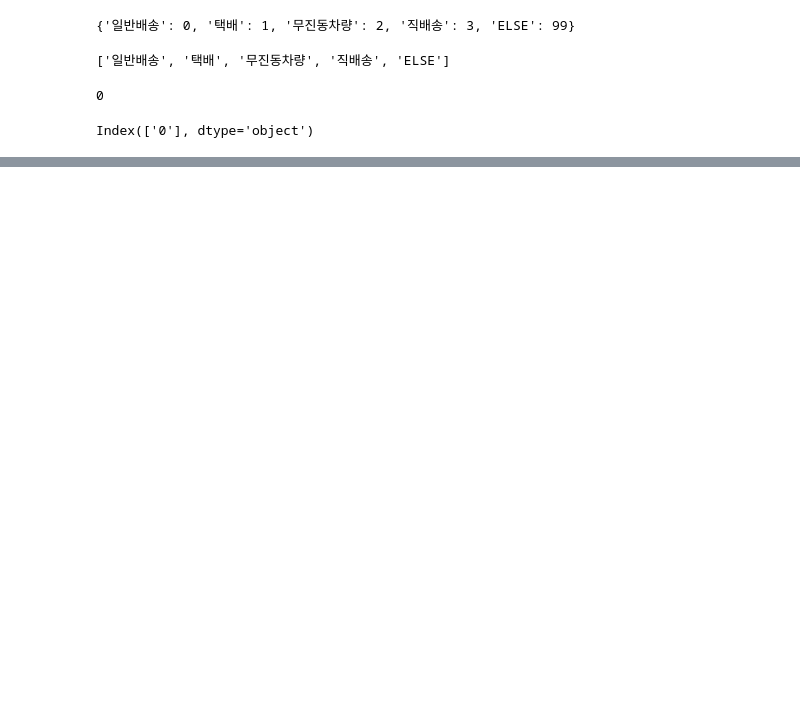
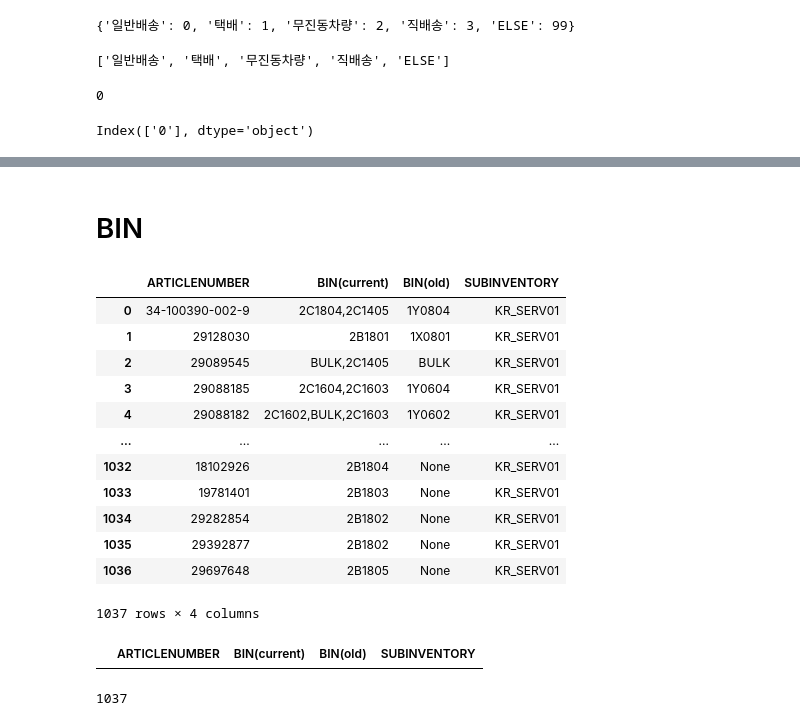
Before and after one commit to Themath93/warehouse-management-system, a Jupyter notebook: jp/oracle_db 참조.ipynb, the cells around one changed output, grey strips where cells are left out. Cells and saved outputs as stored; diff of their text form; code cells hidden in the pictures; blank space fills up the shorter version.

```diff
--- a/jp/oracle_db 참조.ipynb
+++ b/jp/oracle_db 참조.ipynb
@@ -73,0 +101,37 @@ Index(['0'], dtype='object')
+# %% [markdown]
+# BIN
+# %%
+ws_bin = wb_cy.sheets['Cytiva Inventory BIN']
+# %%
+last_row = ws_bin.range("A1000000").end('up').row
+last_col = ws_bin.range("AAA1").end('left').column
+# %%
+datas_bin = ws_bin.range((2,1),(last_row,last_col)).options(numbers=int).value
+col_names = ws_bin.range((1,1),(1,last_col)).options(numbers=int).value
+df_bin = pd.DataFrame(datas_bin,columns=col_names)
+df_bin
+# %% [output]
+|  | ARTICLENUMBER | BIN(current) | BIN(old) | SUBINVENTORY |
+| 0 | 34-100390-002-9 | 2C1804,2C1405 | 1Y0804 | KR_SERV01 |
+| 1 | 29128030 | 2B1801 | 1X0801 | KR_SERV01 |
+| 2 | 29089545 | BULK,2C1405 | BULK | KR_SERV01 |
+| 3 | 29088185 | 2C1604,2C1603 | 1Y0604 | KR_SERV01 |
+| 4 | 29088182 | 2C1602,BULK,2C1603 | 1Y0602 | KR_SERV01 |
+| ... | ... | ... | ... | ... |
+| 1032 | 18102926 | 2B1804 | None | KR_SERV01 |
+| 1033 | 19781401 | 2B1803 | None | KR_SERV01 |
+| 1034 | 29282854 | 2B1802 | None | KR_SERV01 |
+| 1035 | 29392877 | 2B1802 | None | KR_SERV01 |
+| 1036 | 29697648 | 2B1805 | None | KR_SERV01 |
+1037 rows × 4 columns
+# %%
+# PK 빈칸 없는지 확인
+df_bin[~pd.notna(df_bin['ARTICLENUMBER'])]
+# %% [output]
+|  | ARTICLENUMBER | BIN(current) | BIN(old) | SUBINVENTORY |
+# %%
+# PK 중복확인
+part_nms=pd.Series(df_bin['ARTICLENUMBER'])
+len(part_nms.unique())
+# %% [output]
+1037
```
Also changed, not shown: parts of 36 cells of this notebook, 23 other files.
